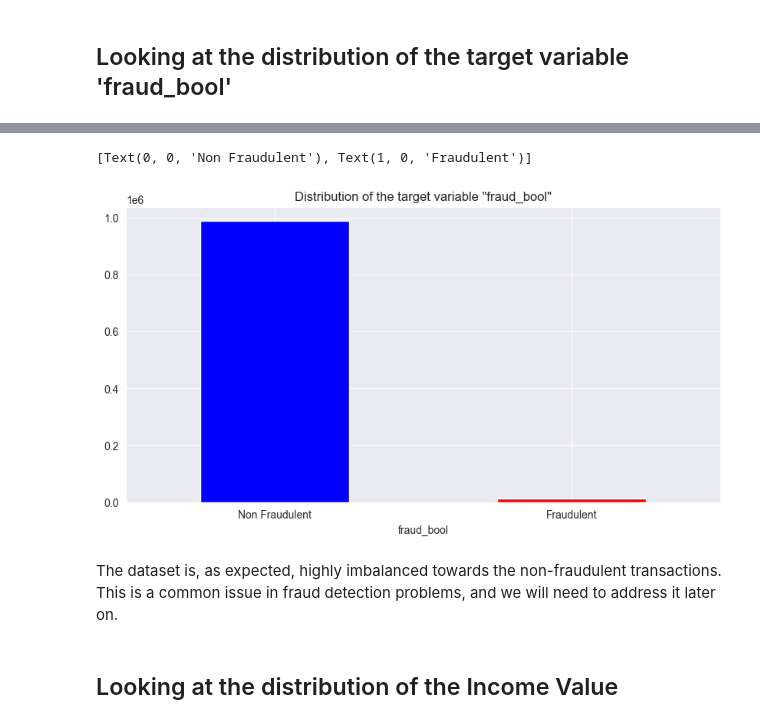
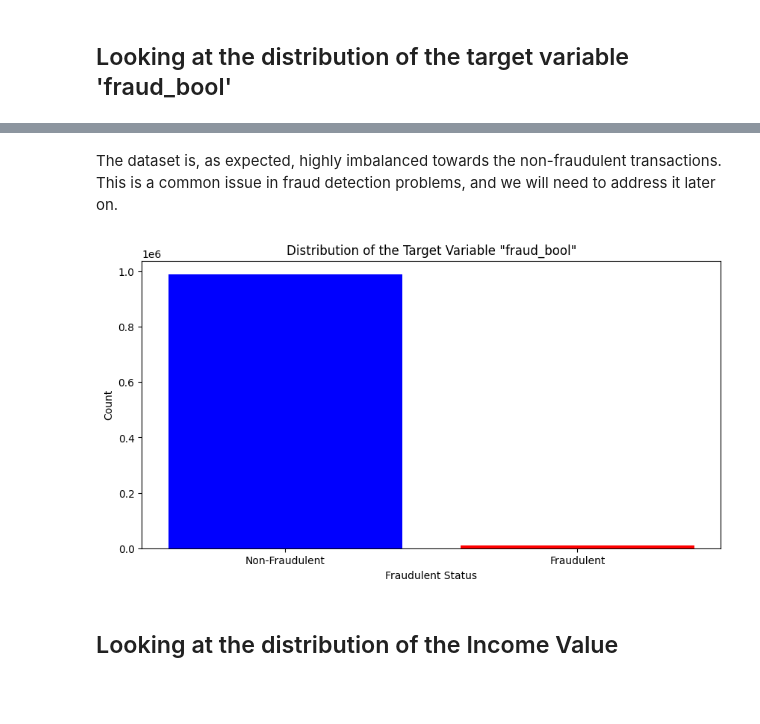
Before and after one commit to EmilianoMarrale/Bank-Fraud-Analysis-Pyspark, a Jupyter notebook: DataUnderstandingAndPrep.ipynb, the cells around one changed output, grey strips where cells are left out. Saved outputs shown, nothing was run; the diff lists cells and outputs as text; code cells hidden in the pictures; blank space fills up the shorter version.

```diff
--- a/DataUnderstandingAndPrep.ipynb
+++ b/DataUnderstandingAndPrep.ipynb
@@ -158,14 +176,32 @@ df.groupBy('fraud_bool').count().withColumn('percentage', col('count') / df.coun
-# %%
-# Convert PySpark DataFrame to Pandas DataFrame
-pandas_df = df.toPandas()
-
-# Plot the distribution of the 'fraud_bool' column
-plot = pandas_df['fraud_bool'].value_counts().plot(kind='bar', figsize=(10, 5), title='Distribution of the target variable "fraud_bool"', color=['blue', 'red'])
-plot.set_xticklabels(['Non Fraudulent', 'Fraudulent'], rotation=0)
-# %% [output]
-[Text(0, 0, 'Non Fraudulent'), Text(1, 0, 'Fraudulent')]
-[figure, removed]
 # %% [markdown]
 The dataset is, as expected, highly imbalanced towards the non-fraudulent transactions. This is a common issue in fraud detection problems, and we will need to address it later on.
+# %%
+import matplotlib.pyplot as plt
+from pyspark.sql import functions as F
+
+# Compute the distribution of the 'fraud_bool' column
+fraud_distribution = (
+    df.groupBy("fraud_bool")
+    .count()
+    .orderBy("fraud_bool")
+)
+
+# Collect the data for the plot
+plot_data = fraud_distribution.collect()
+
+# Extract labels and counts
+labels = ["Non-Fraudulent", "Fraudulent"]
+values = [row["count"] for row in plot_data]
+
+# Create the bar chart
+plt.figure(figsize=(10, 5))
+plt.bar(labels, values, color=["blue", "red"])
+plt.title('Distribution of the Target Variable "fraud_bool"')
+plt.ylabel("Count")
+plt.xlabel("Fraudulent Status")
+plt.xticks(rotation=0)
+plt.show()
+# %% [output]
+[figure, added]
 # %% [markdown]
 ## Looking at the distribution of the Income Value
```
Also changed, not shown: parts of 59 cells of this notebook, 2 other files.
